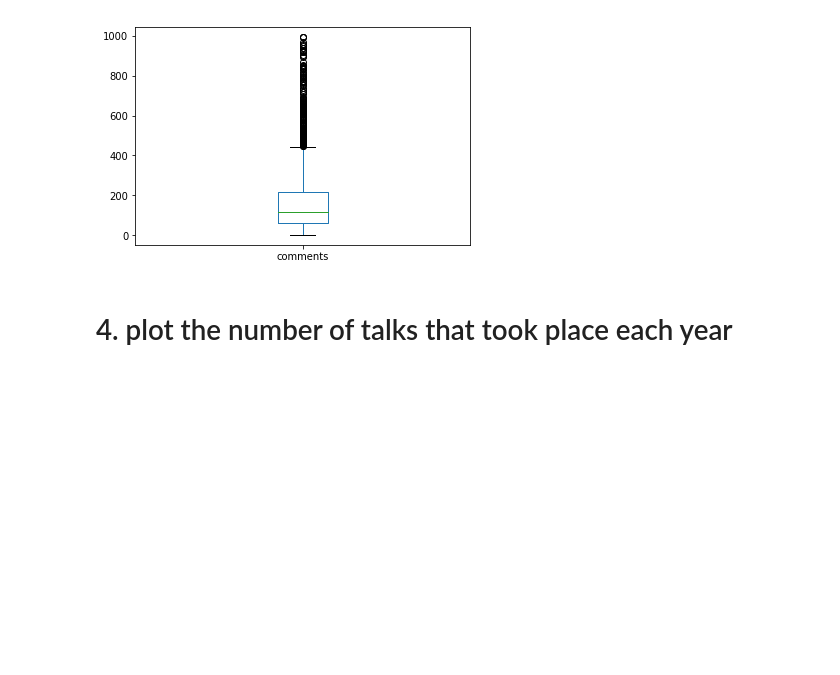
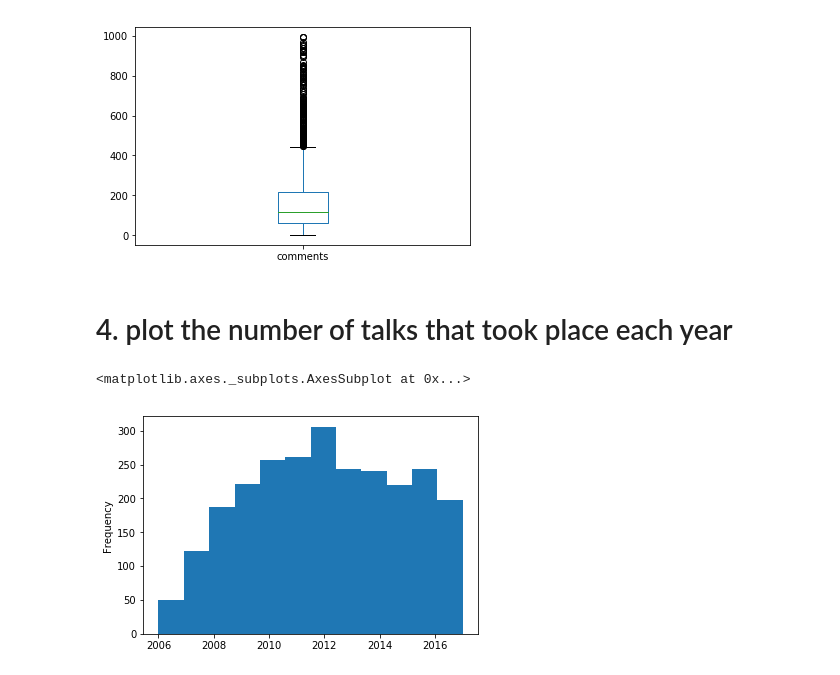
Before and after one commit to armand-hoxha25/pycon-2019-tutorial, a Jupyter notebook: armand_tutorial.ipynb, the cells around one changed output. Saved outputs shown, nothing was run; the diff lists cells and outputs as text; code cells hidden in the pictures; blank space fills up the shorter version.

Commit message:
Update armand_tutorial.ipynb
completed the pycon tutorial, so much to learn

```diff
--- a/armand_tutorial.ipynb
+++ b/armand_tutorial.ipynb
@@ -193,3 +193,17 @@ ted.loc[ted.comments<1000,'comments'].plot(kind='box')
 #4- creating plots involves decision-making. visualization is inherently a summary so naturally you cut out parts of the big picture
 # %% [markdown]
 # 4. plot the number of talks that took place each year
+# %%
+#armand method , with the help of google
+from datetime import datetime
+published_year=[]
+
+for unix_time in ted.published_date:
+    published_year.append(int(datetime.fromtimestamp(unix_time).year))
+
+ted.insert(2,'published_year',published_year,True)
+n_years=len(set(published_year))
+ted.published_year.plot(kind='hist',bins=n_years)
+# %% [output]
+<matplotlib.axes._subplots.AxesSubplot at 0x...>
+[figure, added]
```
Also changed, not shown: parts of 68 cells of this notebook.
